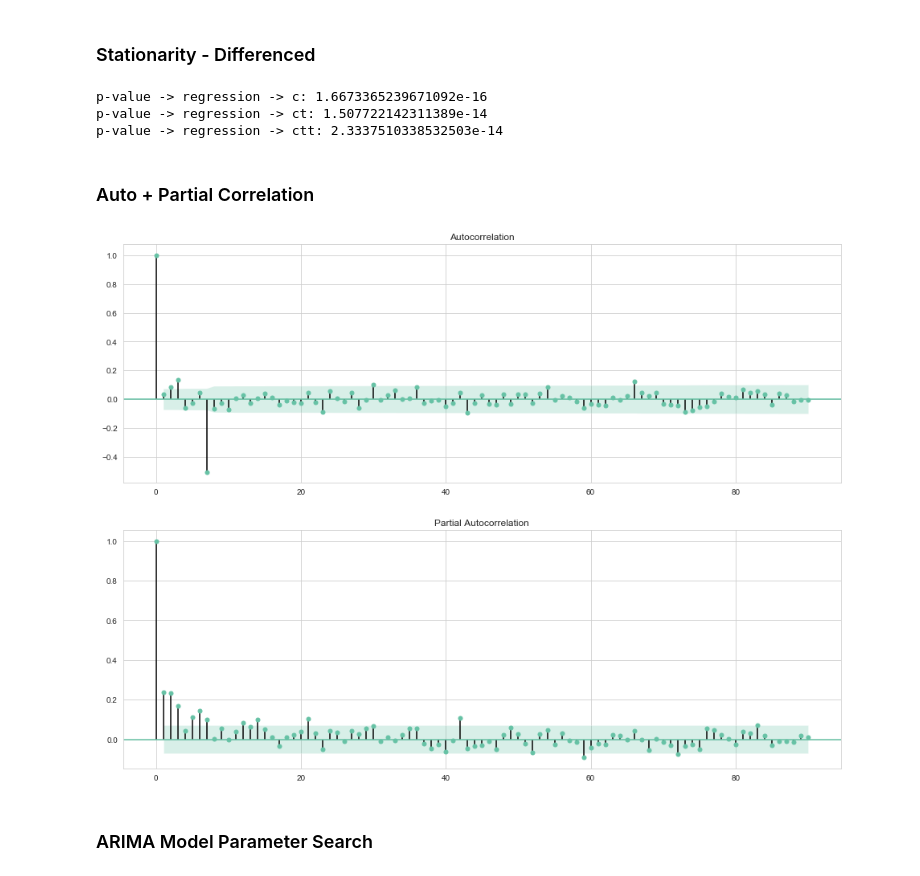
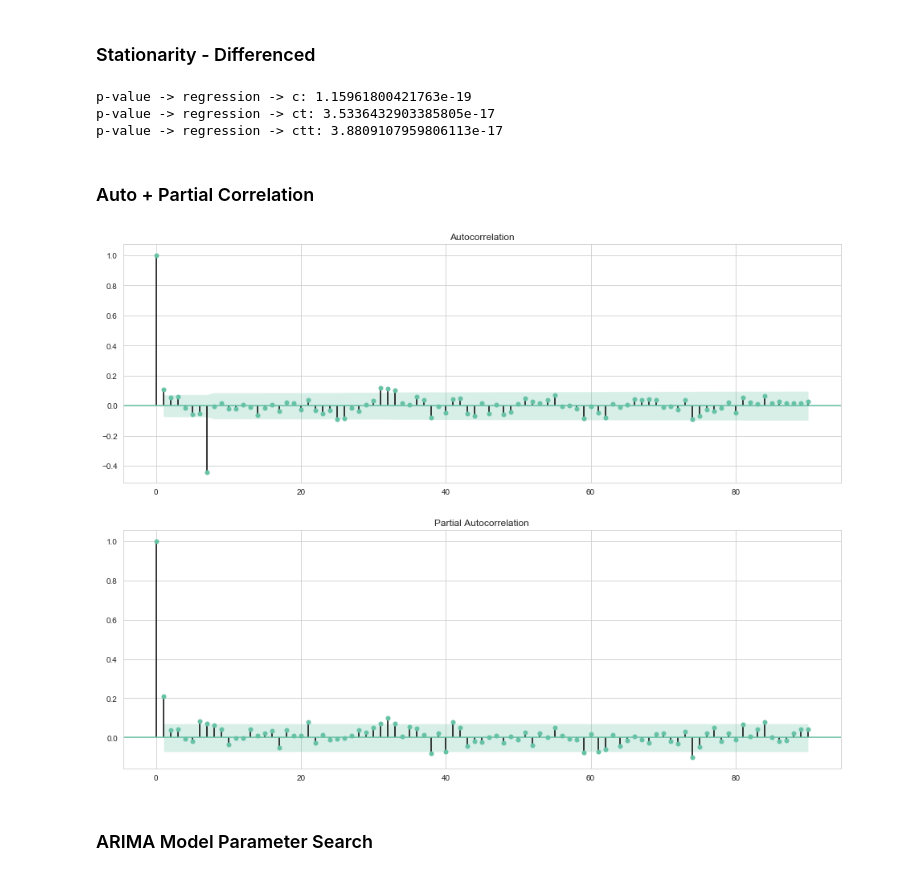
Before and after one commit to maks-p/restaurant_sales_forecasting, a Jupyter notebook: time_series.ipynb, the cells around one changed output. Saved outputs shown, nothing was run; the diff lists cells and outputs as text; code cells hidden in the pictures.

```diff
--- a/time_series.ipynb
+++ b/time_series.ipynb
@@ -127,2 +102,2 @@ Number of Outliers Imputed -> Day  6 :  4
 # %%
-df_daily = df_daily[['sales', 'covers', 'ppa', 'day_of_week', 'month']]
+df_daily = df_daily[['sales', 'covers', 'ppa', 'day_of_week', 'month', 'closed', 'outside']]
@@ -131,16 +104,3 @@ df_daily = df_daily[['sales', 'covers', 'ppa', 'day_of_week', 'month']]
-# %%
-def train_test_split(df):
-
-    # Test / Train / Split
-    train_date_start = '2017-01-01'
-    train_date_end = '2018-12-31'
-
-    X_train = df[pd.to_datetime(train_date_start) : train_date_end]
-    X_test = df[pd.to_datetime(train_date_end) + pd.DateOffset(1): ]
-
-    return X_train, X_test
-
-X_train_daily, X_test_daily = train_test_split(df_daily)
 # %% [markdown]
 ## DAILY
 # %%
@@ -182,3 +144,16 @@ plt.title('Daily PPA');
+# %%
+def train_test_split(df):
+
+    # Test / Train / Split
+    train_date_start = '2017-01-01'
+    train_date_end = '2018-12-31'
+
+    y_train = df[pd.to_datetime(train_date_start) : train_date_end]
+    y_test = df[pd.to_datetime(train_date_end) + pd.DateOffset(1): ]
+
+    return y_train, y_test
+
+y_train_daily, y_test_daily = train_test_split(df_daily)
 # %% [markdown]
 ### Seasonal Decompose - Daily
 # %%
@@ -208,4 +180,0 @@ seasonal_decompose_plots(df_daily, 'ppa', 365)
-# %%
-target = 'ppa'
-
-df_daily = df[[target]]
@@ -233,36 +198,36 @@ p-value -> regression -> ctt: 0.21161647982463155
 # %%
 def test_stationarity(df, target, regression):
 
-    res = sm.tsa.adfuller(df[target].diff(7).dropna(),regression=regression)
+    res = sm.tsa.adfuller(df[target].diff(1).dropna(),regression=regression)
     print('p-value -> regression -> {}: {}'.format(regression, res[1]))
 
 test_stationarity(df_daily, 'ppa', regression='c')
 test_stationarity(df_daily, 'ppa', regression='ct')
 test_stationarity(df_daily, 'ppa', regression='ctt')
 # %% [output]
-p-value -> regression -> c: 1.6673365239671092e-16
-p-value -> regression -> ct: 1.507722142311389e-14
-p-value -> regression -> ctt: 2.3337510338532503e-14
+p-value -> regression -> c: 1.15961800421763e-19
+p-value -> regression -> ct: 3.5336432903385805e-17
+p-value -> regression -> ctt: 3.8809107959806113e-17
 # %% [markdown]
 ### Auto + Partial Correlation
 # %%
 def auto_correlation_plot(df, target, lags):
 
     fig = plt.figure(figsize=(16,12))
     ax1 = fig.add_subplot(211)
 
     lags = lags
 
     #plot the ACF
     fig = sm.graphics.tsa.plot_acf(df[target].diff(7).dropna(), lags=lags, ax=ax1)
     ax2 = fig.add_subplot(212)
 
     #plot the PACF
     fig = sm.graphics.tsa.plot_pacf(df[target].dropna(), lags=lags, ax=ax2)
 
-auto_correlation_plot(X_train_daily, 'ppa', 90)
+auto_correlation_plot(y_train_daily, 'ppa', 90)
 # %% [output]
-[figure, old version]
+[figure, new version]
 # %% [markdown]
 ### ARIMA Model Parameter Search
 # %%
```
Also changed, not shown: parts of 38 cells of this notebook, 6 other files.
